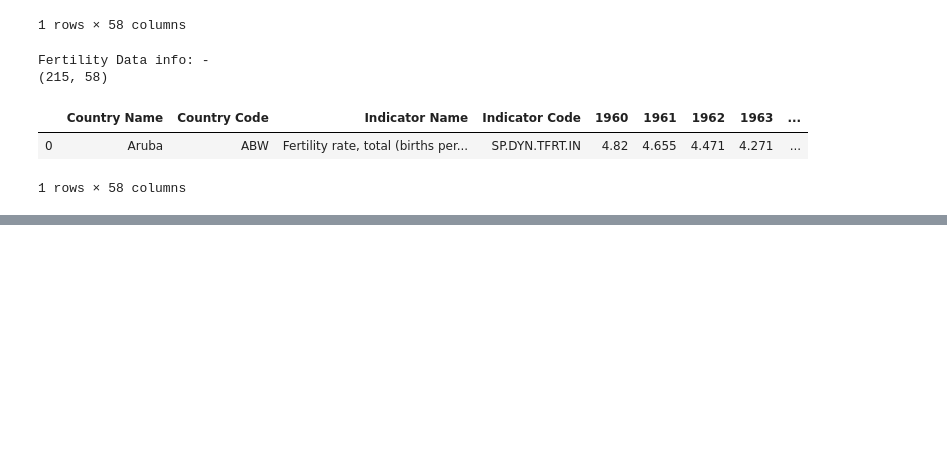
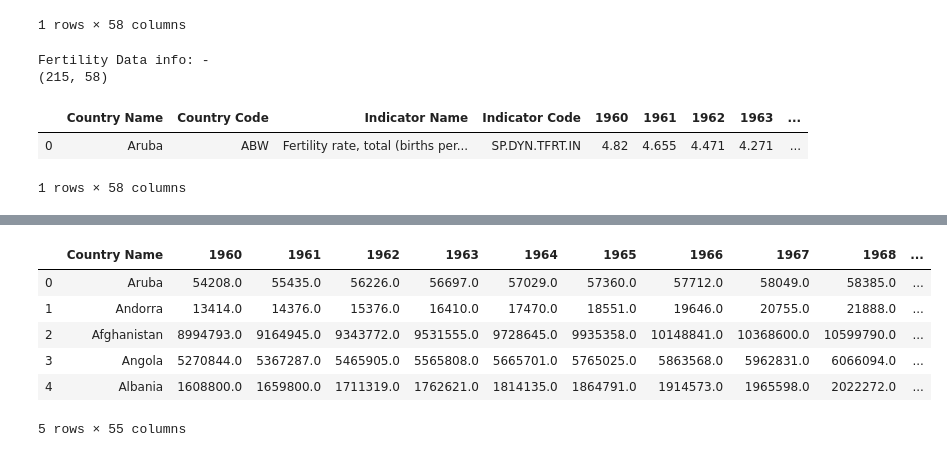
Before and after one commit to ByteOrNibble/BigDataLandscapes, a Jupyter notebook: FinalAssessment.ipynb, the cells around one changed output, grey strips where cells are left out. Saved outputs shown, nothing was run; the diff lists cells and outputs as text; code cells hidden in the pictures; blank space fills up the shorter version.

```diff
--- a/FinalAssessment.ipynb
+++ b/FinalAssessment.ipynb
@@ -37,0 +55,10 @@ Fertility Data info: -
+# %%
+populationData.head(5)
+# %% [output]
+|  | Country Name | 1960 | 1961 | 1962 | 1963 | 1964 | 1965 | 1966 | 1967 | 1968 | ... |
+| 0 | Aruba | 54208.0 | 55435.0 | 56226.0 | 56697.0 | 57029.0 | 57360.0 | 57712.0 | 58049.0 | 58385.0 | ... |
+| 1 | Andorra | 13414.0 | 14376.0 | 15376.0 | 16410.0 | 17470.0 | 18551.0 | 19646.0 | 20755.0 | 21888.0 | ... |
+| 2 | Afghanistan | 8994793.0 | 9164945.0 | 9343772.0 | 9531555.0 | 9728645.0 | 9935358.0 | 10148841.0 | 10368600.0 | 10599790.0 | ... |
+| 3 | Angola | 5270844.0 | 5367287.0 | 5465905.0 | 5565808.0 | 5665701.0 | 5765025.0 | 5863568.0 | 5962831.0 | 6066094.0 | ... |
+| 4 | Albania | 1608800.0 | 1659800.0 | 1711319.0 | 1762621.0 | 1814135.0 | 1864791.0 | 1914573.0 | 1965598.0 | 2022272.0 | ... |
+5 rows × 55 columns
```
Also changed, not shown: parts of 10 cells of this notebook.
